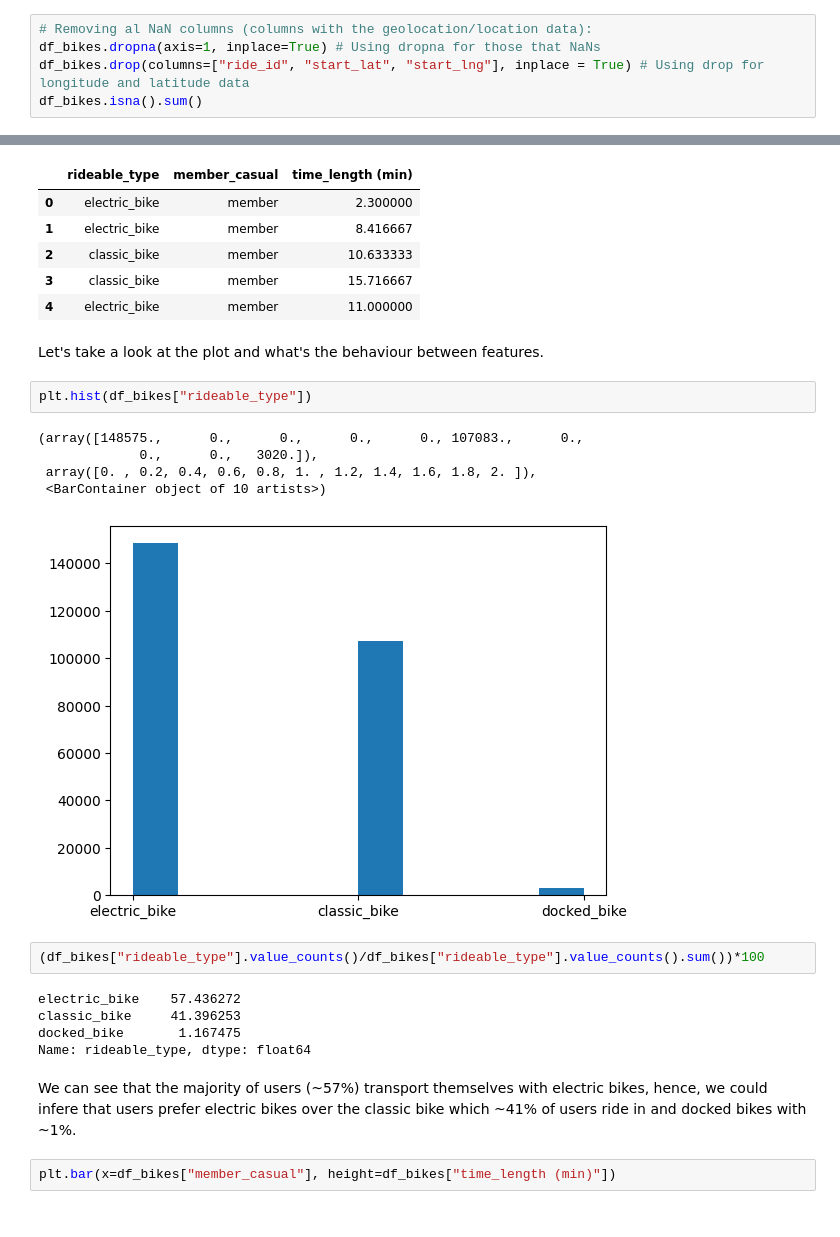
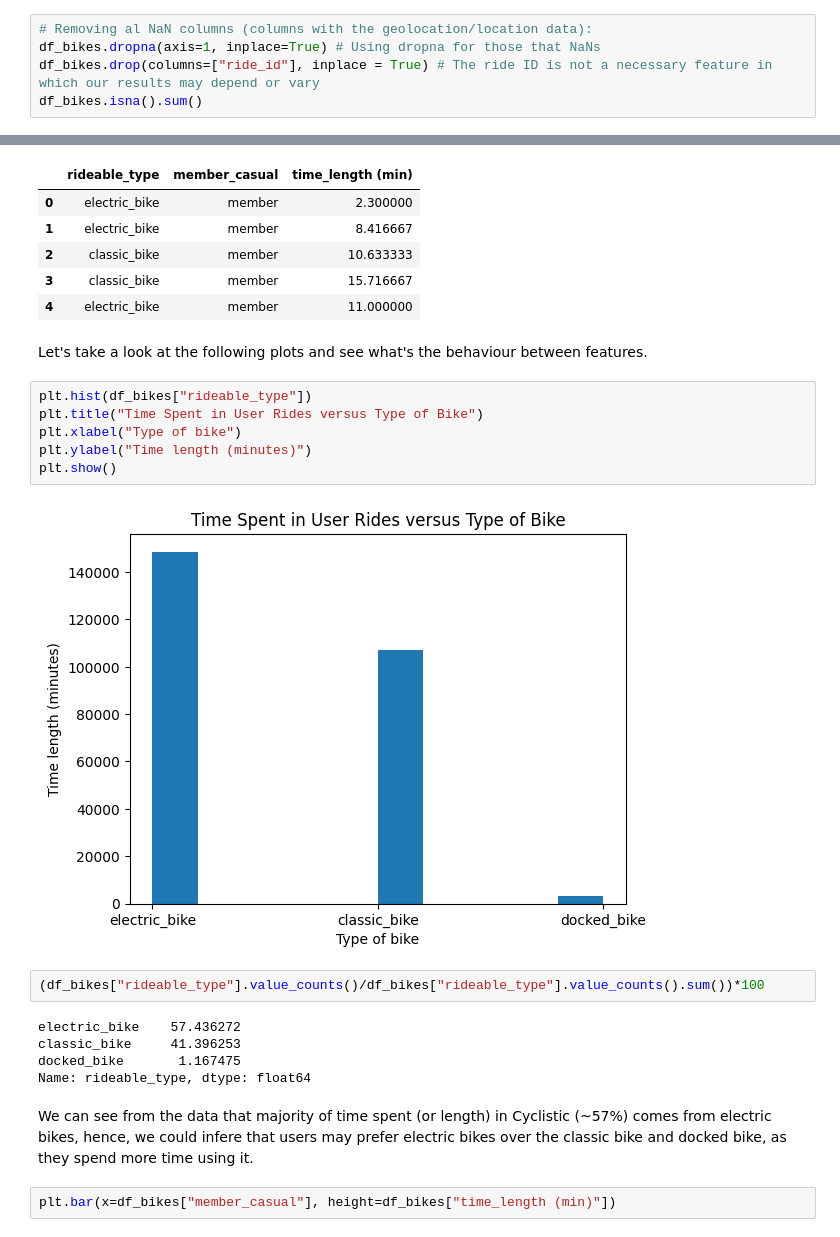
Before and after one commit to Lau397/Case_Study_Bike-Share, a Jupyter notebook: DA_Cyclistic.ipynb, the cells around one changed output, grey strips where cells are left out. Saved outputs shown, nothing was run; the diff lists cells and outputs as text.

```diff
--- a/DA_Cyclistic.ipynb
+++ b/DA_Cyclistic.ipynb
@@ -134,7 +150,7 @@ For this reason, we're going to be considering the time columns and disregard th
 # %%
 # Removing al NaN columns (columns with the geolocation/location data):
 df_bikes.dropna(axis=1, inplace=True) # Using dropna for those that NaNs
-df_bikes.drop(columns=["ride_id", "start_lat", "start_lng"], inplace = True) # Using drop for longitude and latitude data
+df_bikes.drop(columns=["ride_id"], inplace = True) # The ride ID is not a necessary feature in which our results may depend or vary
 df_bikes.isna().sum()
 # %% [output]
 rideable_type    0
@@ -223,15 +241,15 @@ df_bikes.head()
 | 3 | classic_bike | member | 15.716667 |
 | 4 | electric_bike | member | 11.000000 |
 # %% [markdown]
-Let's take a look at the plot and what's the behaviour between features.
+Let's take a look at the following plots and see what's the behaviour between features.
 # %%
 plt.hist(df_bikes["rideable_type"])
+plt.title("Time Spent in User Rides versus Type of Bike")
+plt.xlabel("Type of bike")
+plt.ylabel("Time length (minutes)")
+plt.show()
 # %% [output]
-(array([148575.,      0.,      0.,      0.,      0., 107083.,      0.,
-             0.,      0.,   3020.]),
- array([0. , 0.2, 0.4, 0.6, 0.8, 1. , 1.2, 1.4, 1.6, 1.8, 2. ]),
- <BarContainer object of 10 artists>)
-[figure, old version]
+[figure, new version]
 # %%
 (df_bikes["rideable_type"].value_counts()/df_bikes["rideable_type"].value_counts().sum())*100
 # %% [output]
@@ -240,7 +258,7 @@ classic_bike     41.396253
 docked_bike       1.167475
 Name: rideable_type, dtype: float64
 # %% [markdown]
-We can see that the majority of users (~57%) transport themselves with electric bikes, hence, we could infere that users prefer electric bikes over the classic bike which ~41% of users ride in and docked bikes with ~1%.
+We can see from the data that majority of time spent (or length) in Cyclistic (~57%) comes from electric bikes, hence, we could infere that users may prefer electric bikes over the classic bike and docked bike, as they spend more time using it.
 # %%
 plt.bar(x=df_bikes["member_casual"], height=df_bikes["time_length (min)"])
 # %% [output]
```
Also changed, not shown: parts of 8 cells of this notebook.
